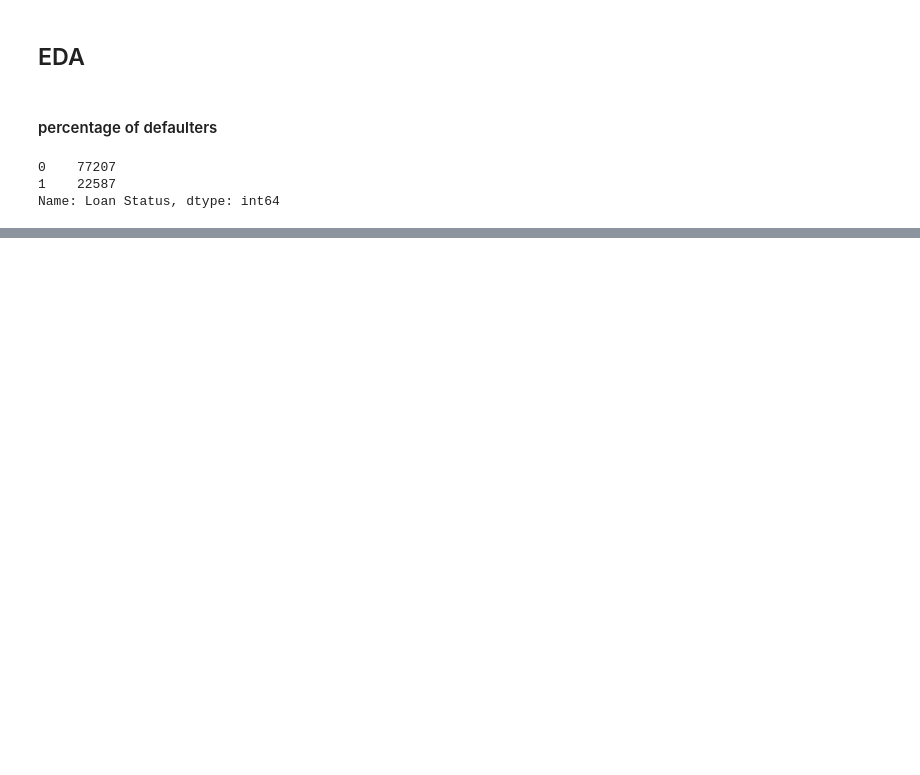
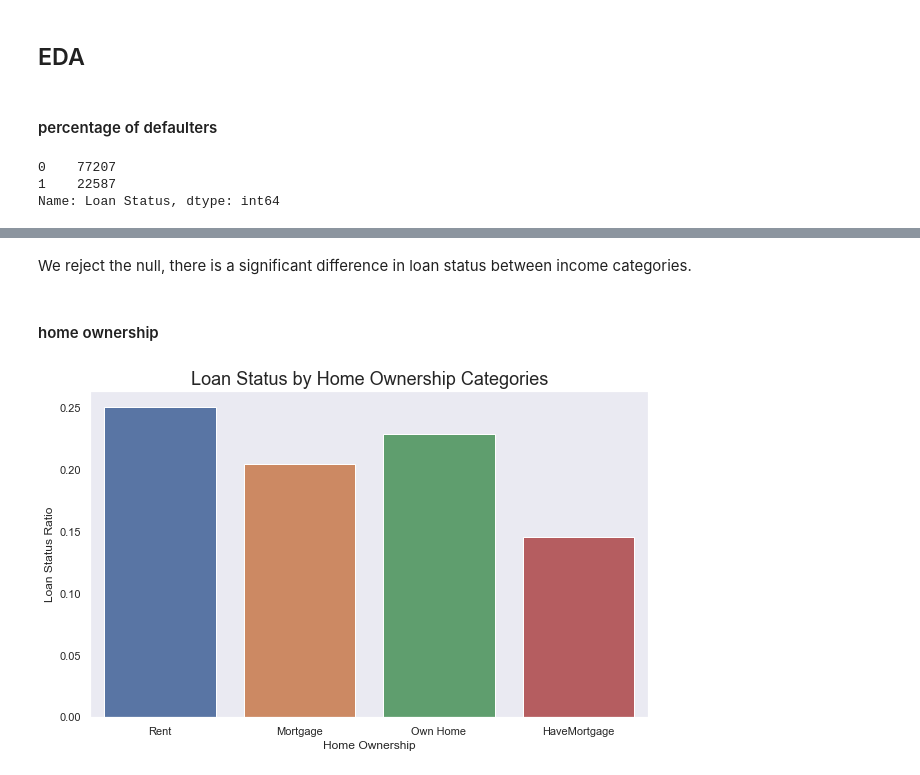
Before and after one commit to binyaz/binyo-lauren-bank-loan-status, a Jupyter notebook: datacleaning_eda.ipynb, the cells around one changed output, grey strips where cells are left out. Drawn from its saved outputs; the diff is of its cells as text; code cells hidden in the pictures; blank space fills up the shorter version.

```diff
--- a/datacleaning_eda.ipynb
+++ b/datacleaning_eda.ipynb
@@ -115,0 +238,23 @@ plt.title('Loan Status Ratio', fontsize=18);
+# %% [markdown]
+We reject the null, there is a significant difference in loan status between income categories.
+# %% [markdown]
+#### home ownership
+# %%
+df2 = df
+# %%
+# converting home ownership to numerical value
+df2['Home Ownership'] = np.where(df2['Home Ownership']=='Rent', 1, df2['Home Ownership'])
+df2['Home Ownership'] = np.where(df2['Home Ownership']=='Home Mortgage', 2, df2['Home Ownership'])
+df2['Home Ownership'] = np.where(df2['Home Ownership']=='Own Home', 3, df2['Home Ownership'])
+df2['Home Ownership'] = np.where(df2['Home Ownership']=='HaveMortgage', 4, df2['Home Ownership'])
+# %%
+plt.figure(figsize = (10,6))
+y = df2.groupby(['Home Ownership'])['Loan Status'].mean()
+labels = ['Rent','Mortgage','Own Home','HaveMortgage']
+sns.barplot(labels,y)
+sns.set(style='dark')
+plt.xlabel('Home Ownership');
+plt.ylabel('Loan Status Ratio')
+plt.title('Loan Status by Home Ownership Categories', fontsize=18);
+# %% [output]
+[figure, added]
```
Also changed, not shown: parts of 25 cells of this notebook.
